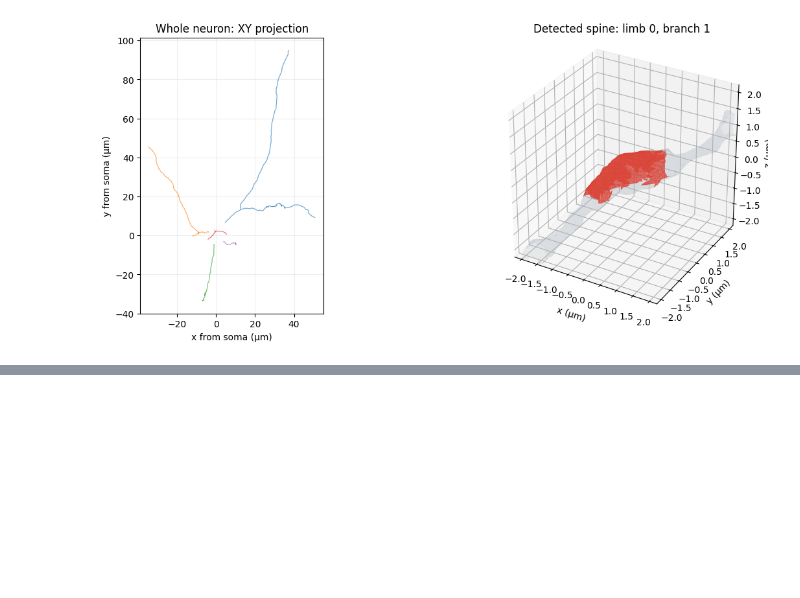
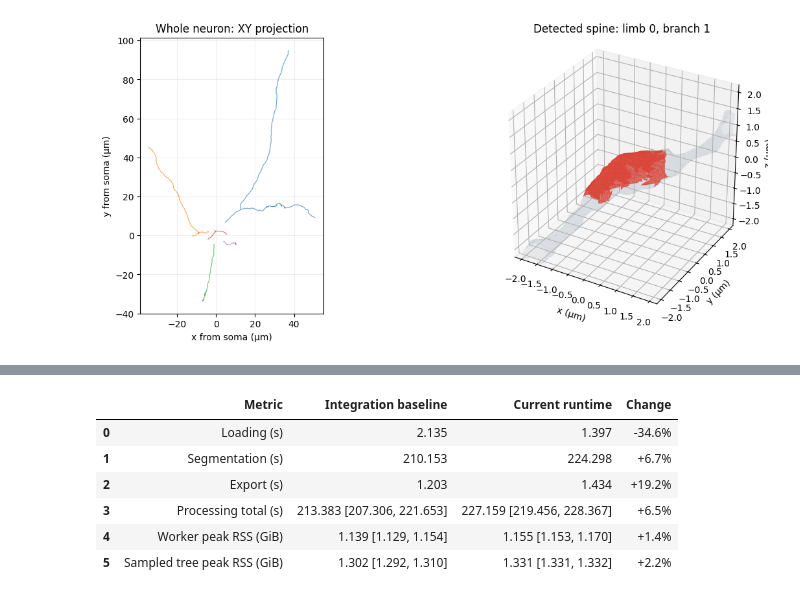
Before and after one commit to NEurosgen/NEURD, a Jupyter notebook: examples/h01_single_neuron.ipynb, the cells around one changed output, grey strips where cells are left out. Cells and saved outputs as stored; diff of their text form; code cells hidden in the pictures; blank space fills up the shorter version.

```diff
--- a/examples/h01_single_neuron.ipynb
+++ b/examples/h01_single_neuron.ipynb
@@ -231,15 +375,5 @@ pd.DataFrame(measurements.samples, columns=["seconds", "kernel_rss_bytes", "kern
     OUTPUT_ROOT / "rss_samples.csv", index=False,
 )
 print("Saved: run_summary.json, rss_samples.csv, processing.log, neuron_preview.png and neuron_preview.pdf.")
-
-comparison_path = EXAMPLE_DIR / "h01_benchmark_summary.json"
-if comparison_path.is_file():
-    comparison = json.loads(comparison_path.read_text())
-    print(comparison["scope"])
-    print(comparison["method"])
-    display(pd.DataFrame(comparison["results"]))
-    print("Equivalence:", comparison["equivalence"])
-else:
-    print("No controlled benchmark summary accompanies this checkout.")
 # %% [output]
 Saved: run_summary.json, rss_samples.csv, processing.log, neuron_preview.png and neuron_preview.pdf.
@@ -251,0 +401,28 @@ Equivalence: All eight runs preserve ordered in-memory meshes, skeletons, spine
+# %%
+comparison = json.loads((EXAMPLE_DIR / "h01_benchmark_summary.json").read_text())
+reference = {row["variant"]: row for row in comparison["results"]}
+baseline, candidate = reference["baseline"], reference["candidate"]
+comparison_rows = []
+for label, key, range_key in (
+    ("Loading (s)", "load_seconds_median", None),
+    ("Segmentation (s)", "segmentation_seconds_median", None),
+    ("Export (s)", "export_seconds_median", None),
+    ("Processing total (s)", "total_seconds_median", "total_seconds_range"),
+    ("Worker peak RSS (GiB)", "peak_process_rss_gib_median", "peak_process_rss_gib_range"),
+    ("Sampled tree peak RSS (GiB)", "peak_tree_rss_gib_median", "peak_tree_rss_gib_range"),
+):
+    def formatted(row):
+        value = f"{row[key]:.3f}"
+        return value if range_key is None else value + f" [{row[range_key][0]:.3f}, {row[range_key][1]:.3f}]"
+    change = 100 * (candidate[key] / baseline[key] - 1)
+    comparison_rows.append({"Metric": label, "Integration baseline": formatted(baseline),
+                            "Current runtime": formatted(candidate), "Change": f"{change:+.1f}%"})
+display(pd.DataFrame(comparison_rows))
+# %% [output]
+|  | Metric | Integration baseline | Current runtime | Change |
+| 0 | Loading (s) | 2.135 | 1.397 | -34.6% |
+| 1 | Segmentation (s) | 210.153 | 224.298 | +6.7% |
+| 2 | Export (s) | 1.203 | 1.434 | +19.2% |
+| 3 | Processing total (s) | 213.383 [207.306, 221.653] | 227.159 [219.456, 228.367] | +6.5% |
+| 4 | Worker peak RSS (GiB) | 1.139 [1.129, 1.154] | 1.155 [1.153, 1.170] | +1.4% |
+| 5 | Sampled tree peak RSS (GiB) | 1.302 [1.292, 1.310] | 1.331 [1.331, 1.332] | +2.2% |
```
Also changed, not shown: parts of 13 cells of this notebook, 8 other files.
